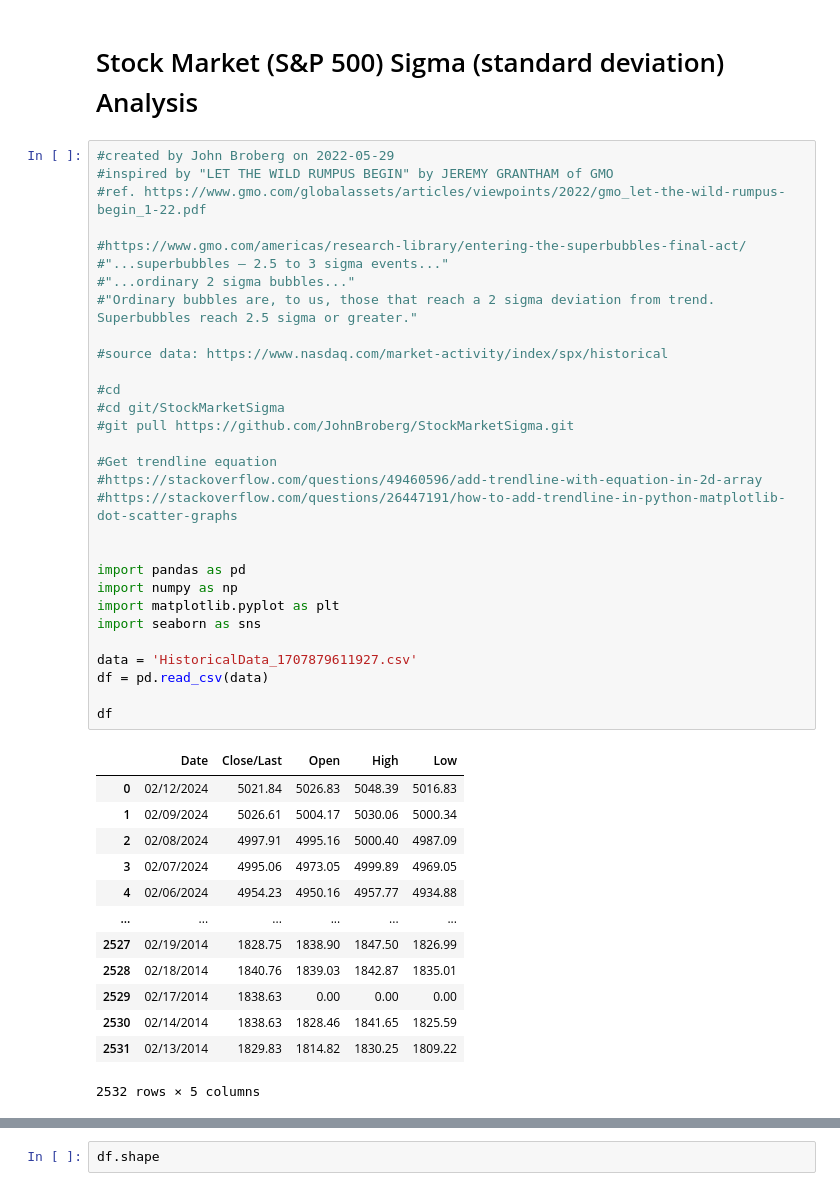
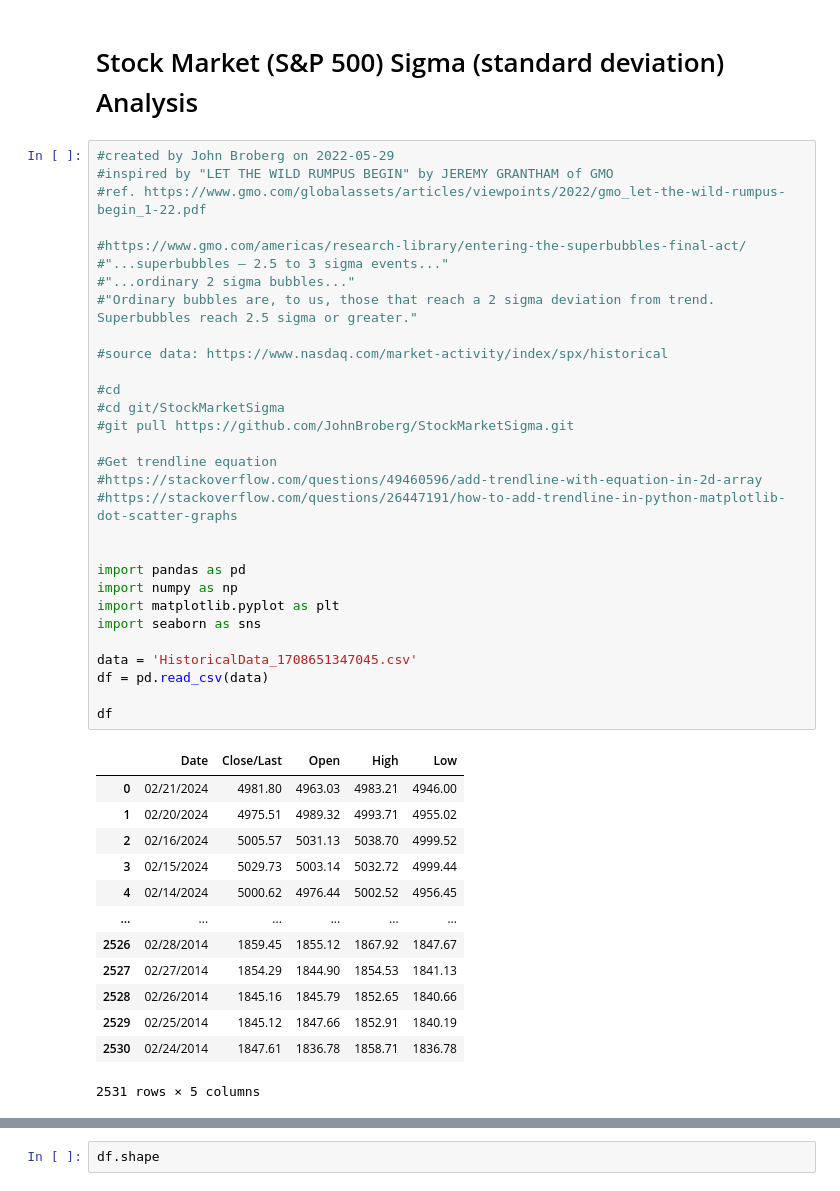
Before and after one commit to JohnBroberg/StockMarketSigma, a Jupyter notebook: StockMarketSigma.ipynb, the cells around one changed output, grey strips where cells are left out. Cells and saved outputs as stored; diff of their text form.

```diff
--- a/StockMarketSigma.ipynb
+++ b/StockMarketSigma.ipynb
@@ -4,46 +4,46 @@
 #created by John Broberg on 2022-05-29
 #inspired by "LET THE WILD RUMPUS BEGIN" by JEREMY GRANTHAM of GMO
 #ref. https://www.gmo.com/globalassets/articles/viewpoints/2022/gmo_let-the-wild-rumpus-begin_1-22.pdf
 
 #https://www.gmo.com/americas/research-library/entering-the-superbubbles-final-act/
 #"...superbubbles – 2.5 to 3 sigma events..."
 #"...ordinary 2 sigma bubbles..."
 #"Ordinary bubbles are, to us, those that reach a 2 sigma deviation from trend. Superbubbles reach 2.5 sigma or greater."
 
 #source data: https://www.nasdaq.com/market-activity/index/spx/historical
 
 #cd
 #cd git/StockMarketSigma
 #git pull https://github.com/JohnBroberg/StockMarketSigma.git
 
 #Get trendline equation
 #https://stackoverflow.com/questions/49460596/add-trendline-with-equation-in-2d-array
 #https://stackoverflow.com/questions/26447191/how-to-add-trendline-in-python-matplotlib-dot-scatter-graphs
 
 
 import pandas as pd
 import numpy as np
 import matplotlib.pyplot as plt
 import seaborn as sns
 
-data = 'HistoricalData_1707879611927.csv'
+data = 'HistoricalData_1708651347045.csv'
 df = pd.read_csv(data)
 
 df
 # %% [output]
 |  | Date | Close/Last | Open | High | Low |
-| 0 | 02/12/2024 | 5021.84 | 5026.83 | 5048.39 | 5016.83 |
-| 1 | 02/09/2024 | 5026.61 | 5004.17 | 5030.06 | 5000.34 |
-| 2 | 02/08/2024 | 4997.91 | 4995.16 | 5000.40 | 4987.09 |
-| 3 | 02/07/2024 | 4995.06 | 4973.05 | 4999.89 | 4969.05 |
-| 4 | 02/06/2024 | 4954.23 | 4950.16 | 4957.77 | 4934.88 |
+| 0 | 02/21/2024 | 4981.80 | 4963.03 | 4983.21 | 4946.00 |
+| 1 | 02/20/2024 | 4975.51 | 4989.32 | 4993.71 | 4955.02 |
+| 2 | 02/16/2024 | 5005.57 | 5031.13 | 5038.70 | 4999.52 |
+| 3 | 02/15/2024 | 5029.73 | 5003.14 | 5032.72 | 4999.44 |
+| 4 | 02/14/2024 | 5000.62 | 4976.44 | 5002.52 | 4956.45 |
 | ... | ... | ... | ... | ... | ... |
-| 2527 | 02/19/2014 | 1828.75 | 1838.90 | 1847.50 | 1826.99 |
-| 2528 | 02/18/2014 | 1840.76 | 1839.03 | 1842.87 | 1835.01 |
-| 2529 | 02/17/2014 | 1838.63 | 0.00 | 0.00 | 0.00 |
-| 2530 | 02/14/2014 | 1838.63 | 1828.46 | 1841.65 | 1825.59 |
-| 2531 | 02/13/2014 | 1829.83 | 1814.82 | 1830.25 | 1809.22 |
+| 2526 | 02/28/2014 | 1859.45 | 1855.12 | 1867.92 | 1847.67 |
+| 2527 | 02/27/2014 | 1854.29 | 1844.90 | 1854.53 | 1841.13 |
+| 2528 | 02/26/2014 | 1845.16 | 1845.79 | 1852.65 | 1840.66 |
+| 2529 | 02/25/2014 | 1845.12 | 1847.66 | 1852.91 | 1840.19 |
+| 2530 | 02/24/2014 | 1847.61 | 1836.78 | 1858.71 | 1836.78 |
-2532 rows × 5 columns
+2531 rows × 5 columns
 # %%
 df.describe()
 # %% [output]
```
Also changed, not shown: parts of 14 cells of this notebook, 2 other files.
